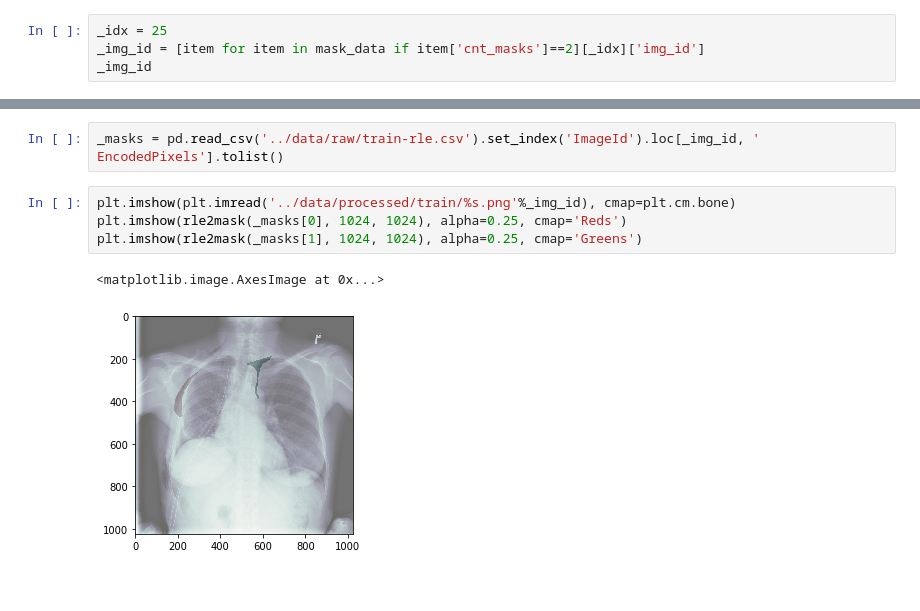
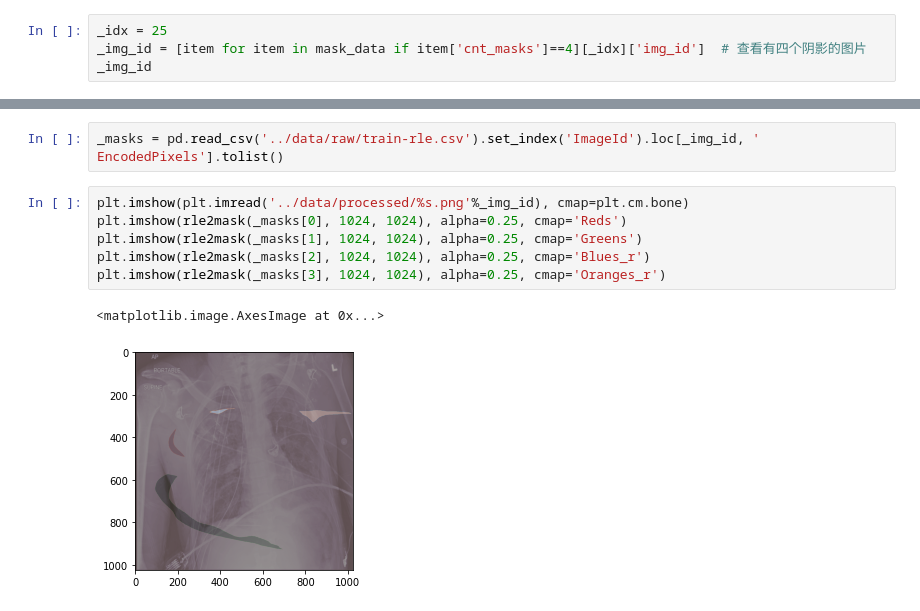
Before and after one commit to DarrenmondZhang/PyTorch-Seg, a Jupyter notebook: lecture-notes/week1.ipynb, the cells around one changed output, grey strips where cells are left out. Drawn from its saved outputs; the diff is of its cells as text.

```diff
--- a/lecture-notes/week1.ipynb
+++ b/lecture-notes/week1.ipynb
@@ -453,6 +468,6 @@ pd.value_counts(cnt_masks) / len(cnt_masks)
 dtype: float64
 # %%
 _idx = 25
-_img_id = [item for item in mask_data if item['cnt_masks']==2][_idx]['img_id']
+_img_id = [item for item in mask_data if item['cnt_masks']==4][_idx]['img_id']  # 查看有四个阴影的图片
 _img_id
 # %% [output]
@@ -460,9 +475,11 @@ _img_id
 # %%
 _masks = pd.read_csv('../data/raw/train-rle.csv').set_index('ImageId').loc[_img_id, ' EncodedPixels'].tolist()
 # %%
-plt.imshow(plt.imread('../data/processed/train/%s.png'%_img_id), cmap=plt.cm.bone)
+plt.imshow(plt.imread('../data/processed/%s.png'%_img_id), cmap=plt.cm.bone)
 plt.imshow(rle2mask(_masks[0], 1024, 1024), alpha=0.25, cmap='Reds')
 plt.imshow(rle2mask(_masks[1], 1024, 1024), alpha=0.25, cmap='Greens')
+plt.imshow(rle2mask(_masks[2], 1024, 1024), alpha=0.25, cmap='Blues_r')
+plt.imshow(rle2mask(_masks[3], 1024, 1024), alpha=0.25, cmap='Oranges_r')
 # %% [output]
 <matplotlib.image.AxesImage at 0x...>
-[figure, old version]
+[figure, new version]
```
Also changed, not shown: parts of 35 cells of this notebook, 7 other files.
